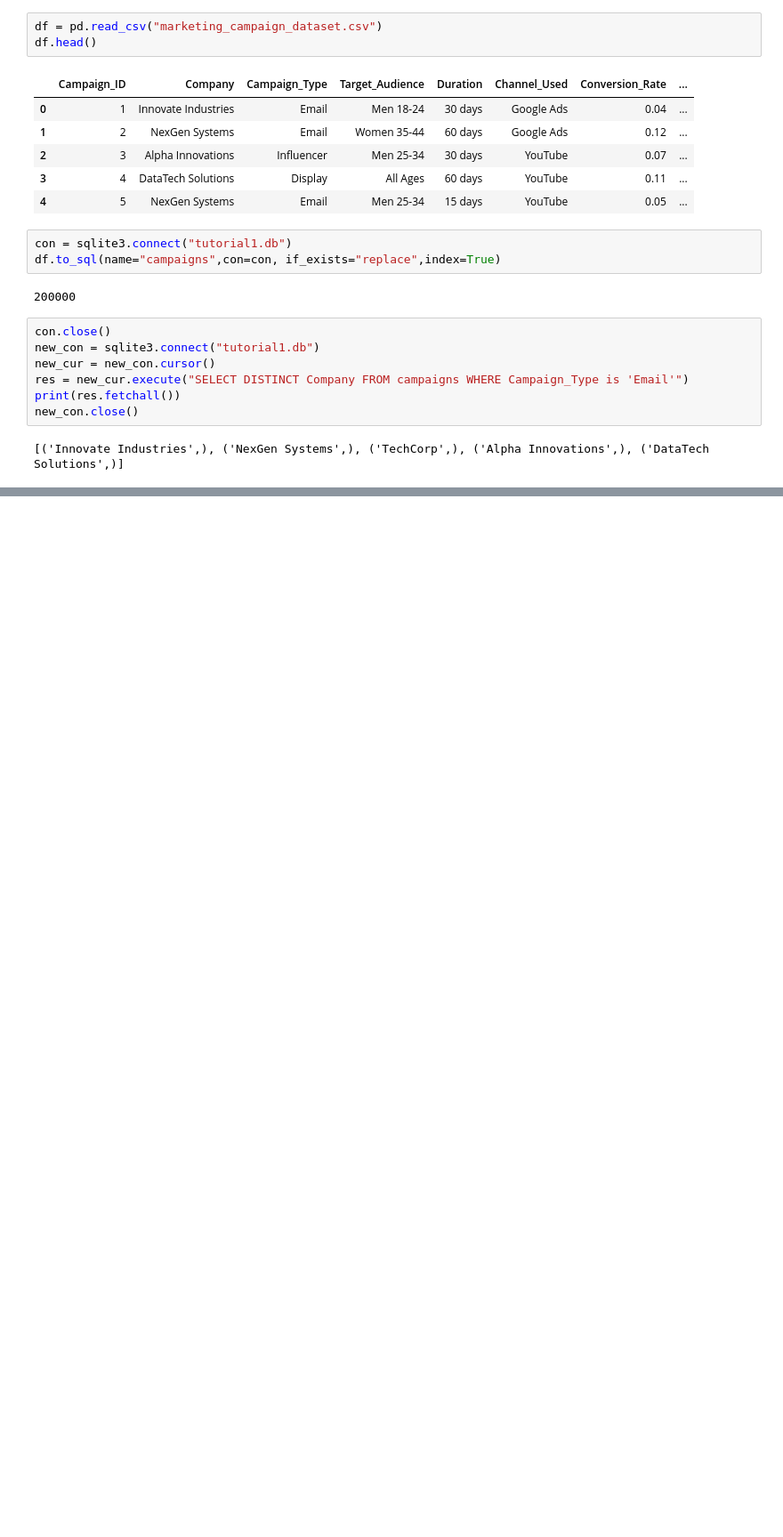
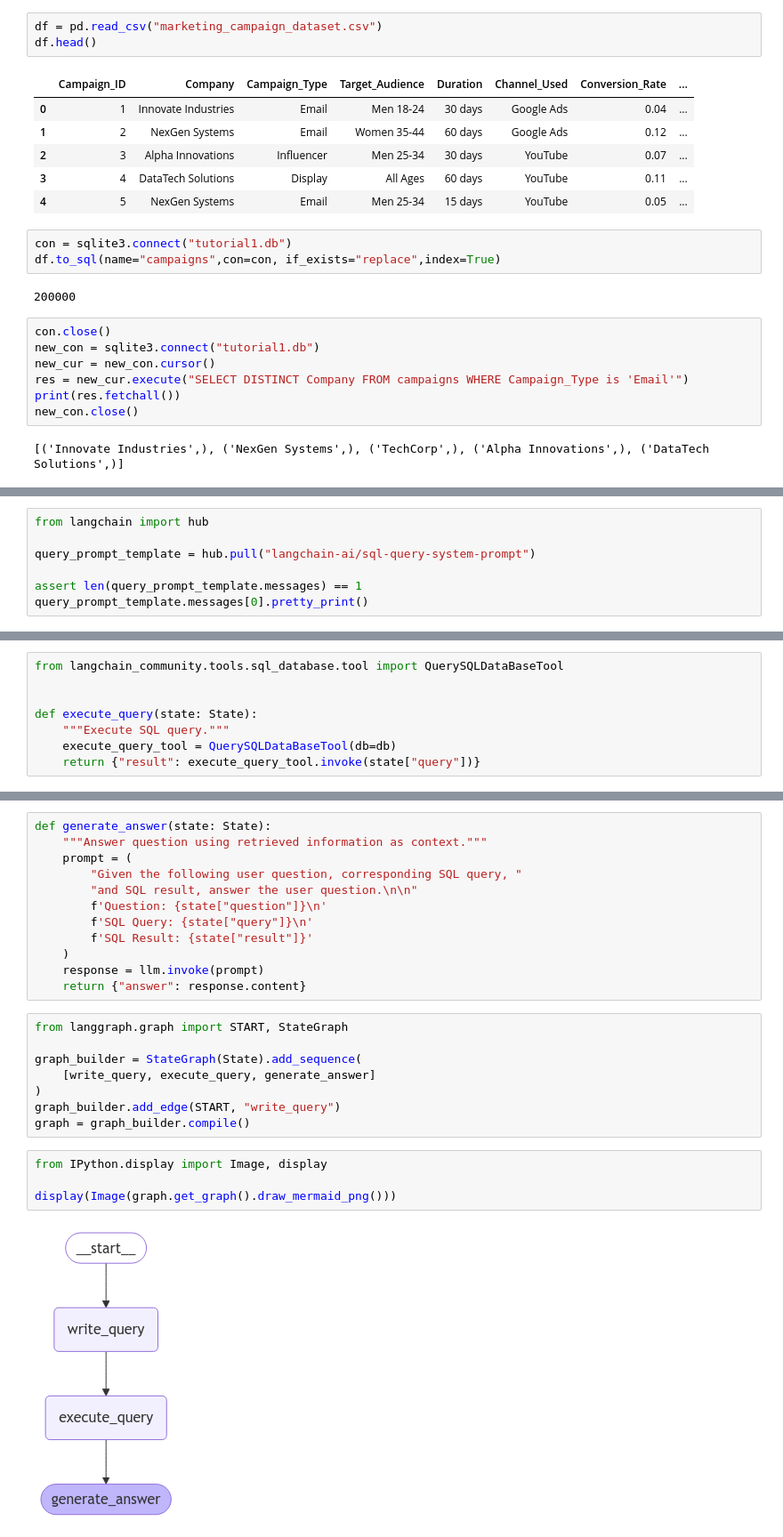
Before and after one commit to villevillegas/analyst_helper, a Jupyter notebook: testing_sqlite.ipynb, the cells around one changed output, grey strips where cells are left out. Shown: that part at 89% size. Drawn from its saved outputs; the diff is of its cells as text; blank space fills up the shorter version.

Commit message:
finishing the tutotrial from langchain

```diff
--- a/testing_sqlite.ipynb
+++ b/testing_sqlite.ipynb
@@ -40,0 +75,7 @@ new_con.close()
+# %%
+from langchain import hub
+
+query_prompt_template = hub.pull("langchain-ai/sql-query-system-prompt")
+
+assert len(query_prompt_template.messages) == 1
+query_prompt_template.messages[0].pretty_print()
@@ -40,0 +122,8 @@ new_con.close()
+# %%
+from langchain_community.tools.sql_database.tool import QuerySQLDataBaseTool
+
+
+def execute_query(state: State):
+    """Execute SQL query."""
+    execute_query_tool = QuerySQLDataBaseTool(db=db)
+    return {"result": execute_query_tool.invoke(state["query"])}
@@ -40,0 +134,26 @@ new_con.close()
+# %%
+def generate_answer(state: State):
+    """Answer question using retrieved information as context."""
+    prompt = (
+        "Given the following user question, corresponding SQL query, "
+        "and SQL result, answer the user question.\n\n"
+        f'Question: {state["question"]}\n'
+        f'SQL Query: {state["query"]}\n'
+        f'SQL Result: {state["result"]}'
+    )
+    response = llm.invoke(prompt)
+    return {"answer": response.content}
+# %%
+from langgraph.graph import START, StateGraph
+
+graph_builder = StateGraph(State).add_sequence(
+    [write_query, execute_query, generate_answer]
+)
+graph_builder.add_edge(START, "write_query")
+graph = graph_builder.compile()
+# %%
+from IPython.display import Image, display
+
+display(Image(graph.get_graph().draw_mermaid_png()))
+# %% [output]
+[figure, added]
```
Also changed, not shown: parts of 13 cells of this notebook.
